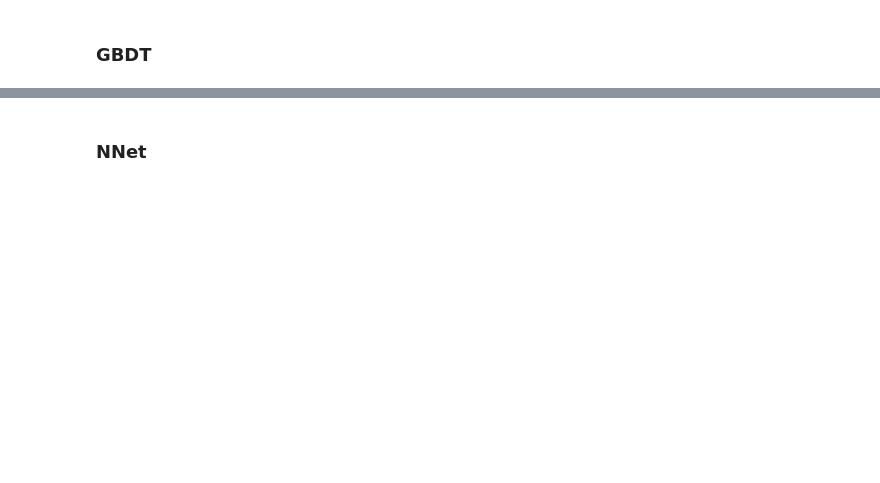
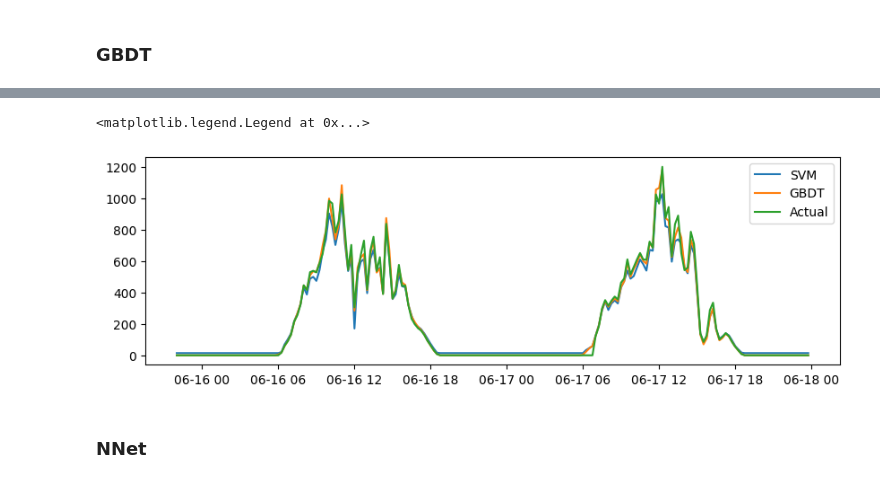
Before and after one commit to HarryXiong24/postgraduate-code-collection, a Jupyter notebook: Winter 2024/ML/project/main.ipynb, the cells around one changed output, grey strips where cells are left out. Cells and saved outputs as stored; diff of their text form; code cells hidden in the pictures; blank space fills up the shorter version.

```diff
--- a/Winter 2024/ML/project/main.ipynb
+++ b/Winter 2024/ML/project/main.ipynb
@@ -464,3 +456,19 @@ plt.show()
+# %%
+test = sample_data.tail(200)[
+    ["AMBIENT_TEMPERATURE", "MODULE_TEMPERATURE", "IRRADIATION"]
+]
+target = sample_data.tail(200)["AC_POWER"]
+y_pred_gbdt = best_svm_model.predict(scaler.transform(test))
+y_pred_svm = best_gbdt_model.predict(scaler.transform(test))
+
+plt.figure(figsize=[10, 3])
+plt.plot(sample_data["DATE_TIME"].tail(200), y_pred_svm, label="SVM")
+plt.plot(sample_data["DATE_TIME"].tail(200), y_pred_gbdt, label="GBDT")
+plt.plot(sample_data["DATE_TIME"].tail(200), target, label="Actual")
+plt.legend()
+# %% [output]
+<matplotlib.legend.Legend at 0x...>
+[figure, added]
 # %% [markdown]
 ### NNet
 # %%
```
Also changed, not shown: parts of 8 cells of this notebook.
